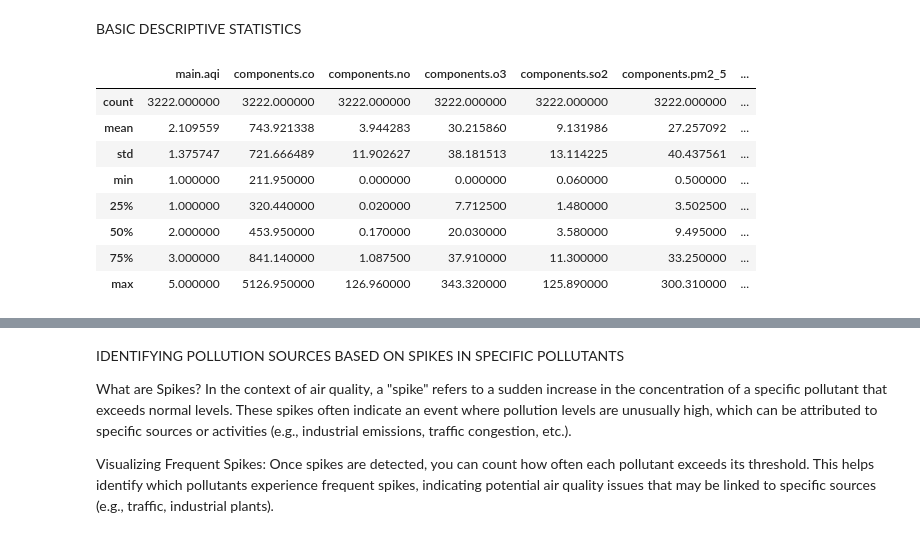
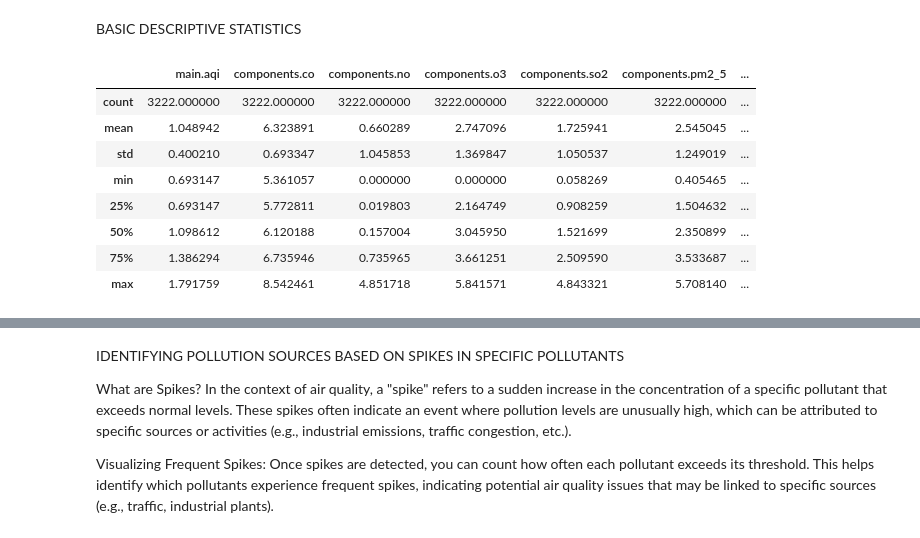
Before and after one commit to ParantarUrielAlexis/Spotify-Analysis, a Jupyter notebook: data.ipynb, the cells around one changed output, grey strips where cells are left out. Saved outputs shown, nothing was run; the diff lists cells and outputs as text; code cells hidden in the pictures.

```diff
--- a/data.ipynb
+++ b/data.ipynb
@@ -11,35 +11,45 @@ BASIC DESCRIPTIVE STATISTICS
 # %%
 # Load the uploaded file
 file_path = '202408_CombinedData.csv'
 
 # Load the data
 data = pd.read_csv(file_path)
 df = pd.DataFrame(data)
 
 # Filter for the top 20 major cities in the Philippines
 major_cities = [
     'Manila', 'Quezon City', 'Cebu City', 'Davao City', 'Makati', 'Taguig', 'Pasig',
     'Meycauyan', 'Mandaluyong', 'Caloocan', 'Las Piñas', 'Calamba', 'Parañaque',
     'Baguio City', 'Angeles City', 'Iloilo City', 'Cagayan de Oro', 'Zamboanga City',
     'Bacolod', 'Antipolo'
 ]
 
 # Filter the data for these cities
-filtered_data = data[data['city_name'].isin(major_cities)]
+filtered_data = data[data['city_name'].isin(major_cities)].copy()
+#"""
+# Log transformation
+constant = 1  # To avoid log(0)
+log_columns = ['main.aqi', 'components.co', 'components.no', 'components.o3',
+               'components.so2', 'components.pm2_5', 'components.pm10', 'components.nh3']
 
+# Apply log transformation
+for column in log_columns:
+    filtered_data[column] = np.log(filtered_data[column] + constant)
+
+#"""
 # Summary statistics for the filtered data
-summary_stats = filtered_data[['main.aqi', 'components.co',  'components.no', 'components.o3', 'components.so2', 'components.pm2_5', 'components.pm10', 'components.nh3', 'city_name']].describe()
+summary_stats = filtered_data[log_columns + ['city_name']].describe()
 
 # Output the statistics
 summary_stats
 # %% [output]
 |  | main.aqi | components.co | components.no | components.o3 | components.so2 | components.pm2_5 | ... |
 | count | 3222.000000 | 3222.000000 | 3222.000000 | 3222.000000 | 3222.000000 | 3222.000000 | ... |
-| mean | 2.109559 | 743.921338 | 3.944283 | 30.215860 | 9.131986 | 27.257092 | ... |
-| std | 1.375747 | 721.666489 | 11.902627 | 38.181513 | 13.114225 | 40.437561 | ... |
-| min | 1.000000 | 211.950000 | 0.000000 | 0.000000 | 0.060000 | 0.500000 | ... |
-| 25% | 1.000000 | 320.440000 | 0.020000 | 7.712500 | 1.480000 | 3.502500 | ... |
-| 50% | 2.000000 | 453.950000 | 0.170000 | 20.030000 | 3.580000 | 9.495000 | ... |
-| 75% | 3.000000 | 841.140000 | 1.087500 | 37.910000 | 11.300000 | 33.250000 | ... |
-| max | 5.000000 | 5126.950000 | 126.960000 | 343.320000 | 125.890000 | 300.310000 | ... |
+| mean | 1.048942 | 6.323891 | 0.660289 | 2.747096 | 1.725941 | 2.545045 | ... |
+| std | 0.400210 | 0.693347 | 1.045853 | 1.369847 | 1.050537 | 1.249019 | ... |
+| min | 0.693147 | 5.361057 | 0.000000 | 0.000000 | 0.058269 | 0.405465 | ... |
+| 25% | 0.693147 | 5.772811 | 0.019803 | 2.164749 | 0.908259 | 1.504632 | ... |
+| 50% | 1.098612 | 6.120188 | 0.157004 | 3.045950 | 1.521699 | 2.350899 | ... |
+| 75% | 1.386294 | 6.735946 | 0.735965 | 3.661251 | 2.509590 | 3.533687 | ... |
+| max | 1.791759 | 8.542461 | 4.851718 | 5.841571 | 4.843321 | 5.708140 | ... |
 # %%
```
Also changed, not shown: parts of 5 cells of this notebook.
